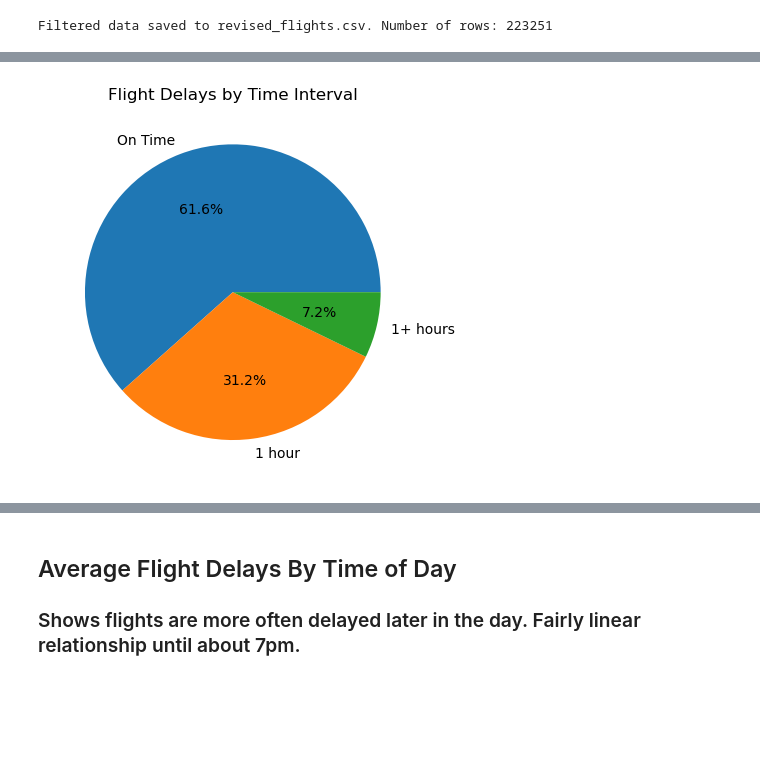
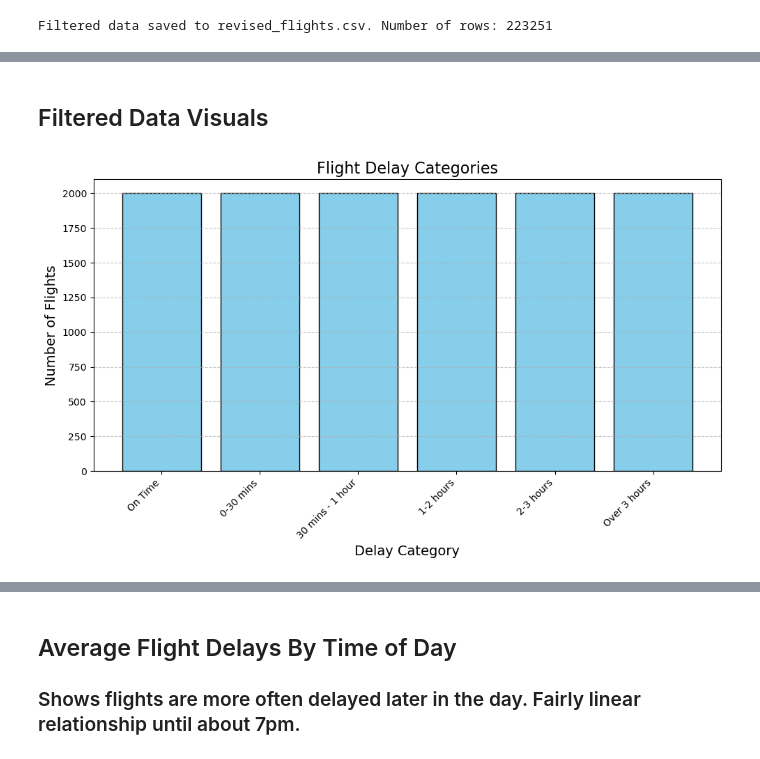
Before and after one commit to ifmay/DataScienceFinal, a Jupyter notebook: graphs.ipynb, the cells around one changed output, grey strips where cells are left out. Drawn from its saved outputs; the diff is of its cells as text; code cells hidden in the pictures; blank space fills up the shorter version.

```diff
--- a/graphs.ipynb
+++ b/graphs.ipynb
@@ -221,30 +399,54 @@ Filtered data saved to revised_flights.csv. Number of rows: 223251
+# %% [markdown]
+## Filtered Data Visuals
 # %%
-# Pie chart
-flights = pd.read_csv('revised_flights.csv')
+import pandas as pd
+import matplotlib.pyplot as plt
 
-# Ensure the 'dep_delay' column is numeric
-flights['dep_delay'] = pd.to_numeric(flights['dep_delay'], errors='coerce')
+def visualize_flight_delays(file_path):
+    """
+    Visualizes flight delays by categorizing them into specified time intervals.
 
-# Remove rows with missing 'dep_delay' values
-flights = flights.dropna(subset=['dep_delay'])
+    Parameters:
+        file_path (str): The path to the flights.csv file.
+    """
+    # Load the CSV file into a Pandas DataFrame
+    flights = pd.read_csv(file_path)
 
-# Categorize delays
-delay_intervals = {
-    "On Time": flights['dep_delay'] <= 0,
-    "1 hour": (flights['dep_delay'] > 0) & (flights['dep_delay'] <= 60),
-    "1+ hours": (flights['dep_delay'] > 60)
-}
+    # Ensure the 'dep_delay' column is numeric
+    flights['dep_delay'] = pd.to_numeric(flights['dep_delay'], errors='coerce')
 
-# Count occurrences in each category
-counts = {category: flights[condition].shape[0] for category, condition in delay_intervals.items()}
+    # Remove rows with missing 'dep_delay' values
+    flights = flights.dropna(subset=['dep_delay'])
 
-# Create a bar chart
-categories = list(counts.keys())
-values = list(counts.values())
+    # Categorize delays
+    delay_intervals = {
+        "On Time": flights['dep_delay'] <= 0,
+        "0-30 mins": (flights['dep_delay'] > 0) & (flights['dep_delay'] <= 30),
+        "30 mins - 1 hour": (flights['dep_delay'] > 30) & (flights['dep_delay'] <= 60),
+        "1-2 hours": (flights['dep_delay'] > 60) & (flights['dep_delay'] <= 120),
+        "2-3 hours": (flights['dep_delay'] > 120) & (flights['dep_delay'] <= 180),
+        "Over 3 hours": flights['dep_delay'] > 180
+    }
 
-plt.figure()
-plt.title("Flight Delays by Time Interval")
-plt.pie(values, labels=categories, autopct="%1.1f%%")
-plt.show()
+    # Count occurrences in each category
+    counts = {category: flights[condition].shape[0] for category, condition in delay_intervals.items()}
+
+    # Create a bar chart
+    categories = list(counts.keys())
+    values = list(counts.values())
+
+    plt.figure(figsize=(10, 6))
+    plt.bar(categories, values, color='skyblue', edgecolor='black')
+    plt.title("Flight Delay Categories", fontsize=16)
+    plt.xlabel("Delay Category", fontsize=14)
+    plt.ylabel("Number of Flights", fontsize=14)
+    plt.xticks(rotation=45, ha='right')
+    plt.grid(axis='y', linestyle='--', alpha=0.7)
+    plt.tight_layout()
+    plt.show()
+
+# Usage
+file_path = "normalized_flights.csv"  # Replace with the path to your CSV file
+visualize_flight_delays(file_path)
 # %% [output]
-[figure, old version]
+[figure, new version]
```
Also changed, not shown: parts of 13 cells of this notebook, 3 other files.
